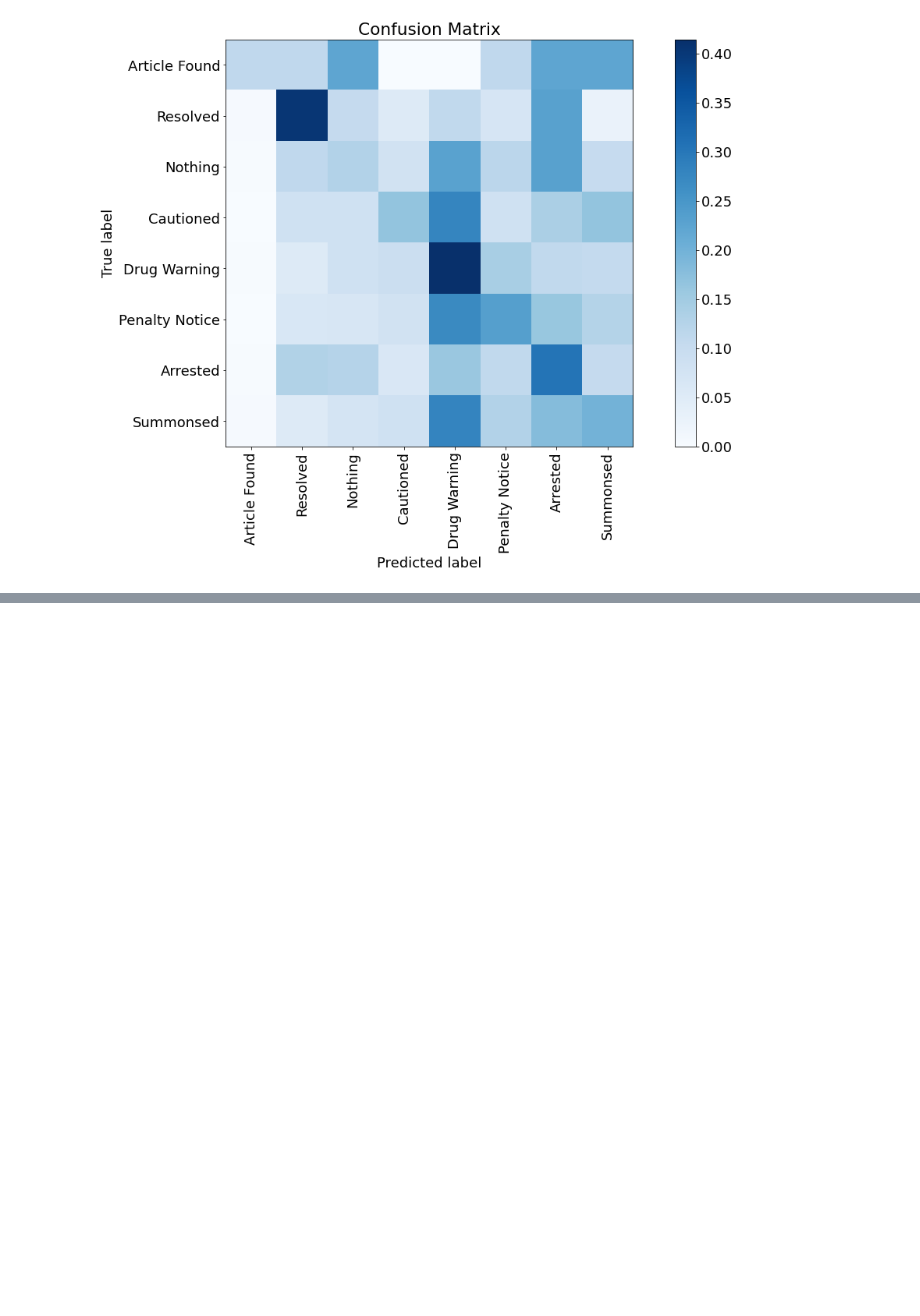
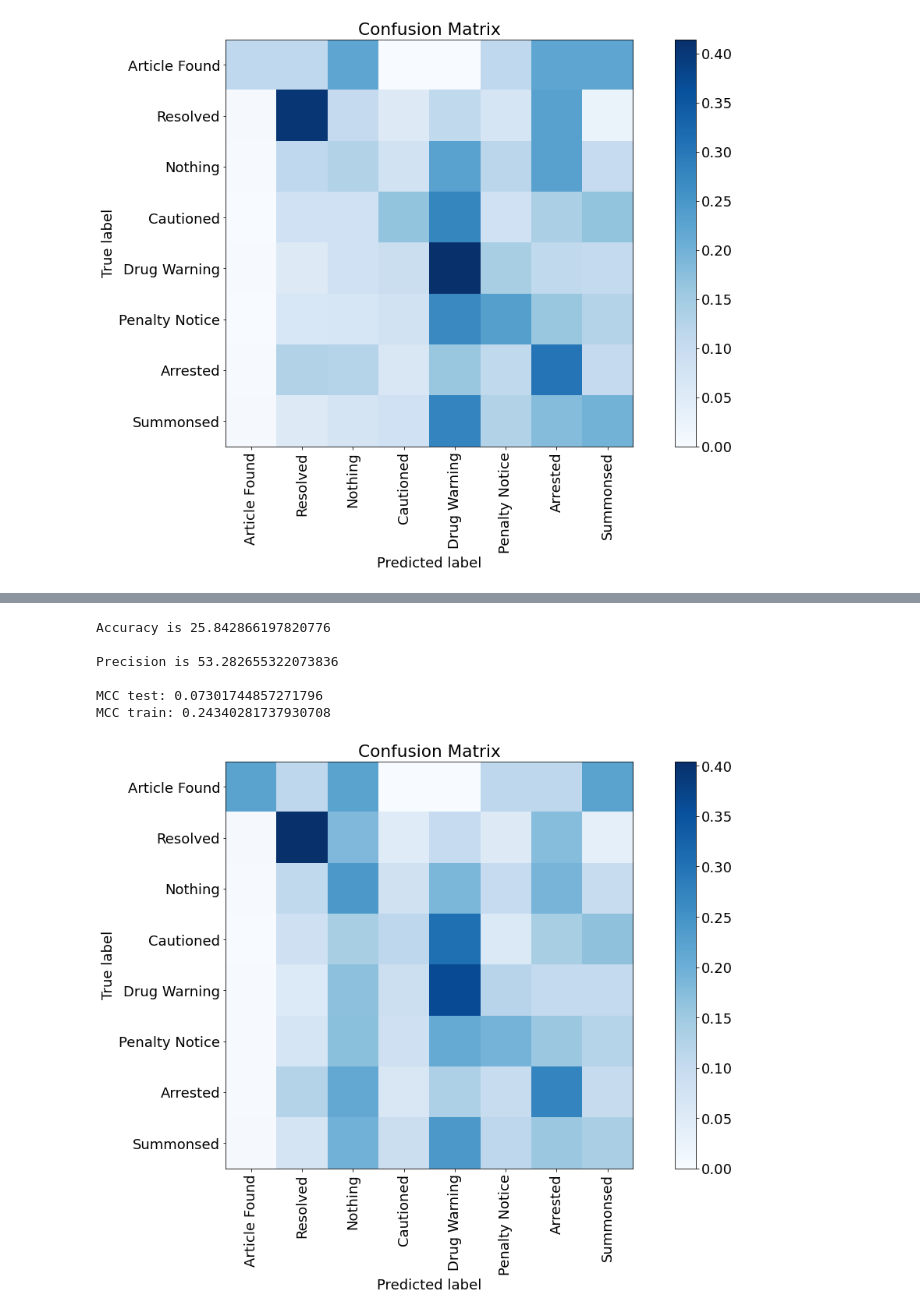
Before and after one commit to MQumairi/intro_to_ai_coursework, a Jupyter notebook: src/MLP.ipynb, the cells around one changed output, grey strips where cells are left out. Saved outputs shown, nothing was run; the diff lists cells and outputs as text; code cells hidden in the pictures; blank space fills up the shorter version.

```diff
--- a/src/MLP.ipynb
+++ b/src/MLP.ipynb
@@ -449,15 +447,15 @@ X_smote_scaled, y_smote_scaled = usm.smote_data(X_train_scaled, y_train_scaled)
 # %% [markdown]
 ### Build the model
 # %%
-smote_model = Sequential()
+scaled_model = Sequential()
 
-smote_model.add(Dense(60, input_dim=9, activation='relu'))
-smote_model.add(Dropout(0.04))
-smote_model.add(Dense(60, activation='relu'))
+scaled_model.add(Dense(60, input_dim=9, activation='relu'))
+scaled_model.add(Dropout(0.04))
+scaled_model.add(Dense(60, activation='relu'))
 for i in range(7):
-    smote_model.add(Dense(256, activation='relu'))
-smote_model.add(Dense(8, activation='softmax'))
-smote_model.compile(loss='categorical_crossentropy', optimizer='adam')
+    scaled_model.add(Dense(256, activation='relu'))
+scaled_model.add(Dense(8, activation='softmax'))
+scaled_model.compile(loss='categorical_crossentropy', optimizer='adam')
 # %% [markdown]
 ### Train
 # %%
@@ -498,0 +502,15 @@ MCC train: 0.15905684943394383
+# %%
+reg_model = Sequential()
+
+reg_model.add(Dense(350, input_dim=9, activation='relu', kernel_regularizer=regularizers.l2(0.03)))
+reg_model.add(Dropout(0.04))
+for i in range(3):
+    reg_model.add(Dense(350, activation='relu'))
+reg_model.add(Dense(8, activation='softmax'))
+reg_model.compile(loss='categorical_crossentropy', optimizer='adam')
+# %%
+%%time
+model_name = "regL1(350(reg_l2_0.03)_dropout(0.04)_350x3_8)"
+path = f"./models/{model_name}.h5"
+
+train_nn(reg_model, path=path, X_train=X_smote_scaled, y_train=y_smote_scaled, eras=1, epochs=95, min_delta=0.0001, min_lr=1e-10, stoping_patience=4, lr_patience=2)
@@ -498,0 +535,10 @@ MCC train: 0.15905684943394383
+# %%
+evaluate_nn(model=reg_model, path=path, X_test=X_test_scaled, y_test=y_test_scaled, X_train=X_train_scaled, y_train=y_train_scaled)
+# %% [output]
+Accuracy is 25.842866197820776
+
+Precision is 53.282655322073836
+
+MCC test: 0.07301744857271796
+MCC train: 0.24340281737930708
+[figure, added]
```
Also changed, not shown: parts of 10 cells of this notebook, 22 other files.
